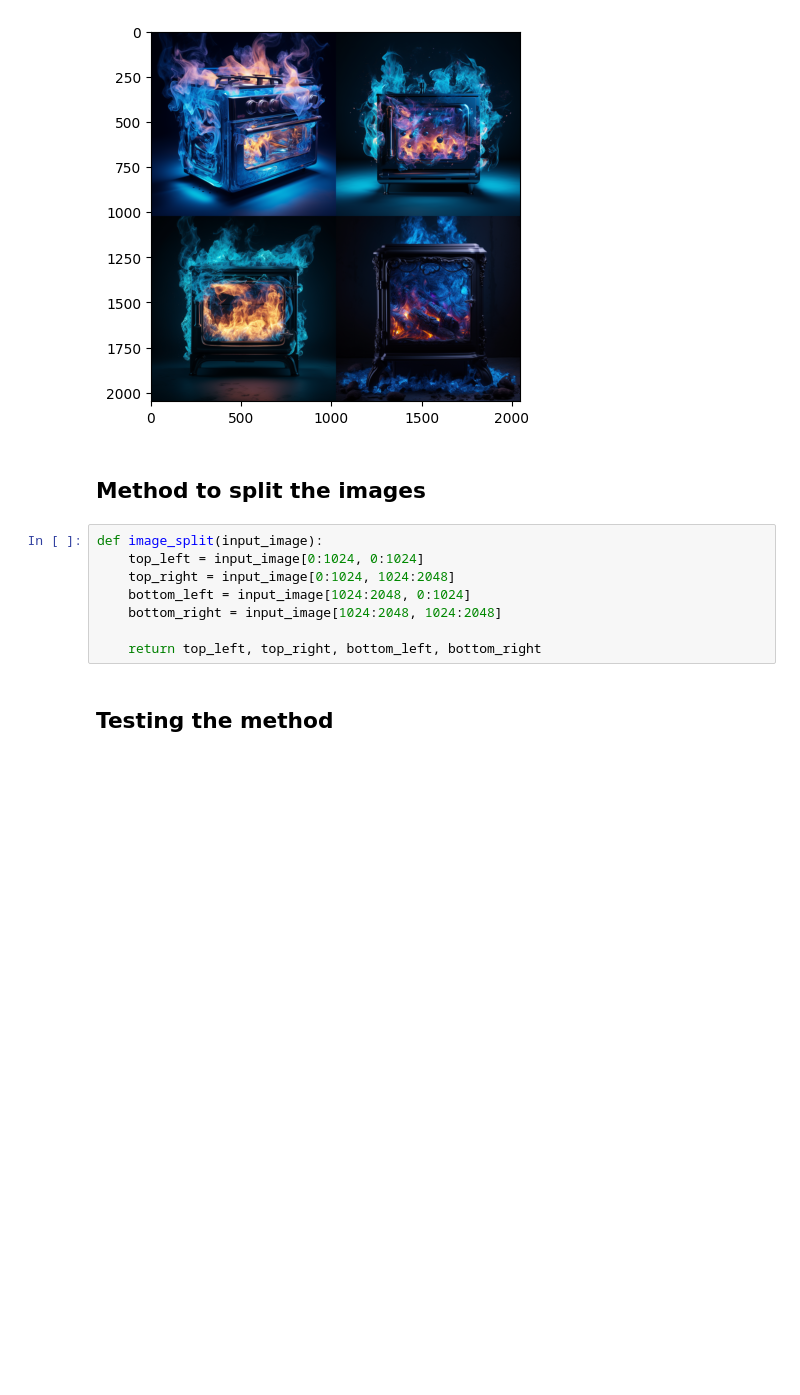
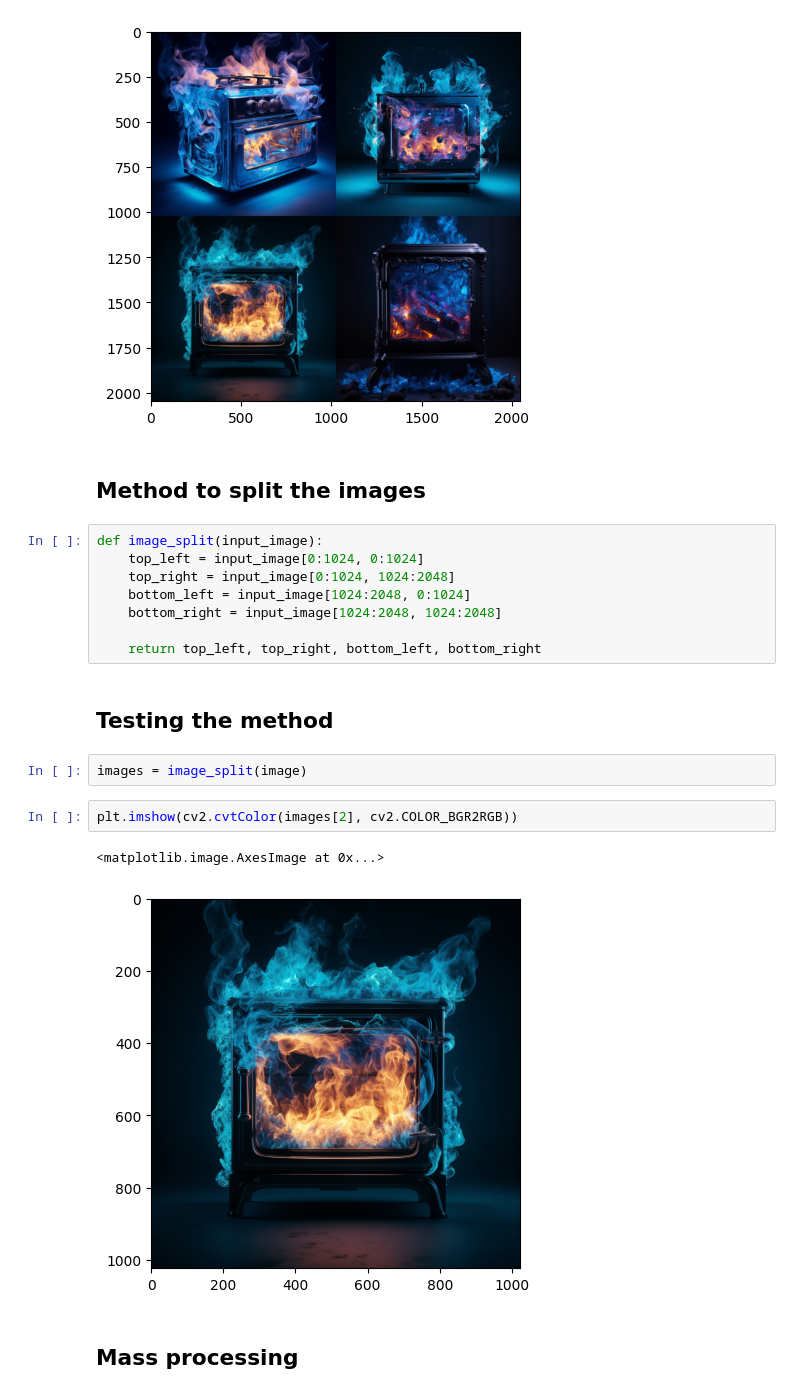
Before and after one commit to prp-e/mann-e_emu_dataset, a Jupyter notebook: Data Preparation.ipynb, the cells around one changed output. Saved outputs shown, nothing was run; the diff lists cells and outputs as text; blank space fills up the shorter version.

Commit message:
we're ready for mass processing images

```diff
--- a/Data Preparation.ipynb
+++ b/Data Preparation.ipynb
@@ -67,3 +67,12 @@ def image_split(input_image):
     return top_left, top_right, bottom_left, bottom_right
 # %% [markdown]
 ## Testing the method
+# %%
+images = image_split(image)
+# %%
+plt.imshow(cv2.cvtColor(images[2], cv2.COLOR_BGR2RGB))
+# %% [output]
+<matplotlib.image.AxesImage at 0x...>
+[figure, added]
+# %% [markdown]
+## Mass processing
```
